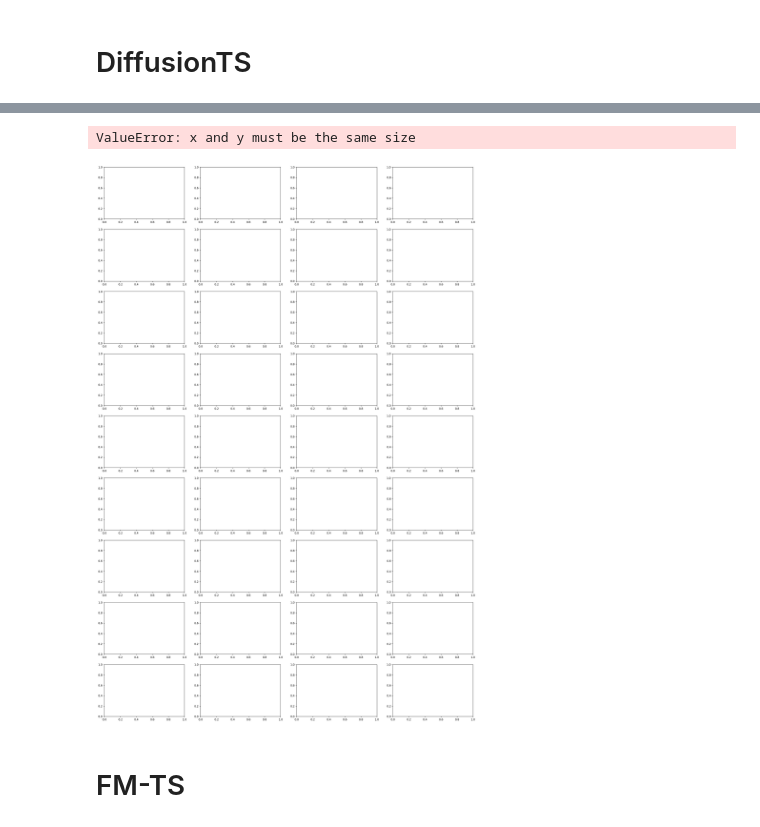
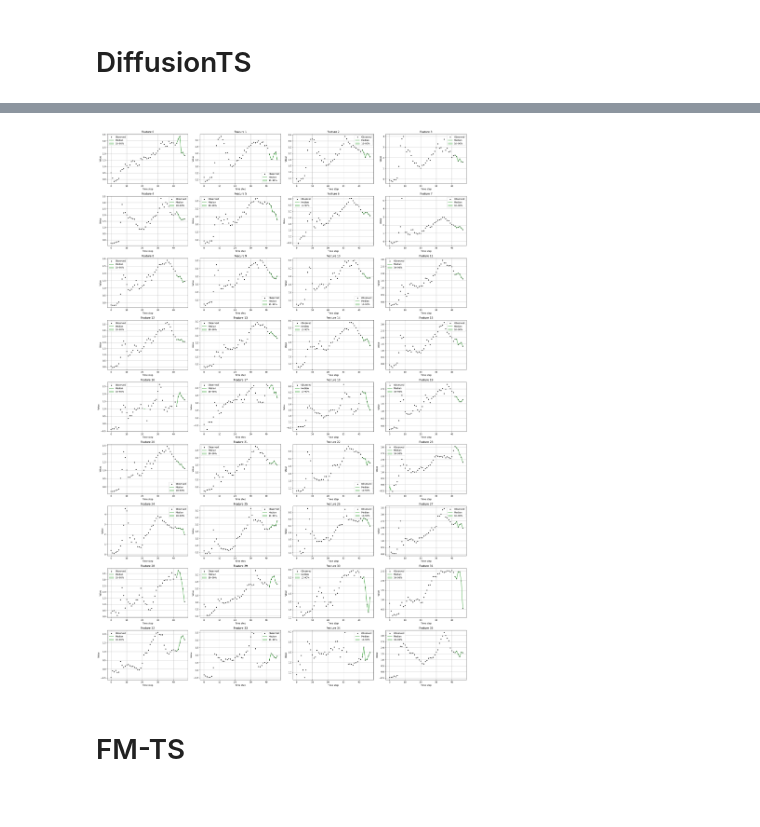
Before and after one commit to vbalab/FITS, a Jupyter notebook: src/fits/notebooks/code.ipynb, the cells around one changed output, grey strips where cells are left out. Cells and saved outputs as stored; diff of their text form; code cells hidden in the pictures.

Commit message:
find error

```diff
--- a/src/fits/notebooks/code.ipynb
+++ b/src/fits/notebooks/code.ipynb
@@ -203,9 +209,8 @@ Evaluate(diffusionts, test_loader, normalization_stats, nsample=NSAMPLE)
 # %%
-eval_foldername = "DiffusionTSAdapter_20251209_180246"
+eval_foldername = "DiffusionTSAdapter_20251210_122255"
 VisualizeForecastSample(f"../data/models/evaluation/{eval_foldername}", nsample=NSAMPLE, sample_index=1)
 # %% [output]
-ValueError: x and y must be the same size
-[figure, old version]
+[figure, new version]
 # %% [markdown]
 # FM-TS
 # %%
```
Also changed, not shown: parts of 3 cells of this notebook.
